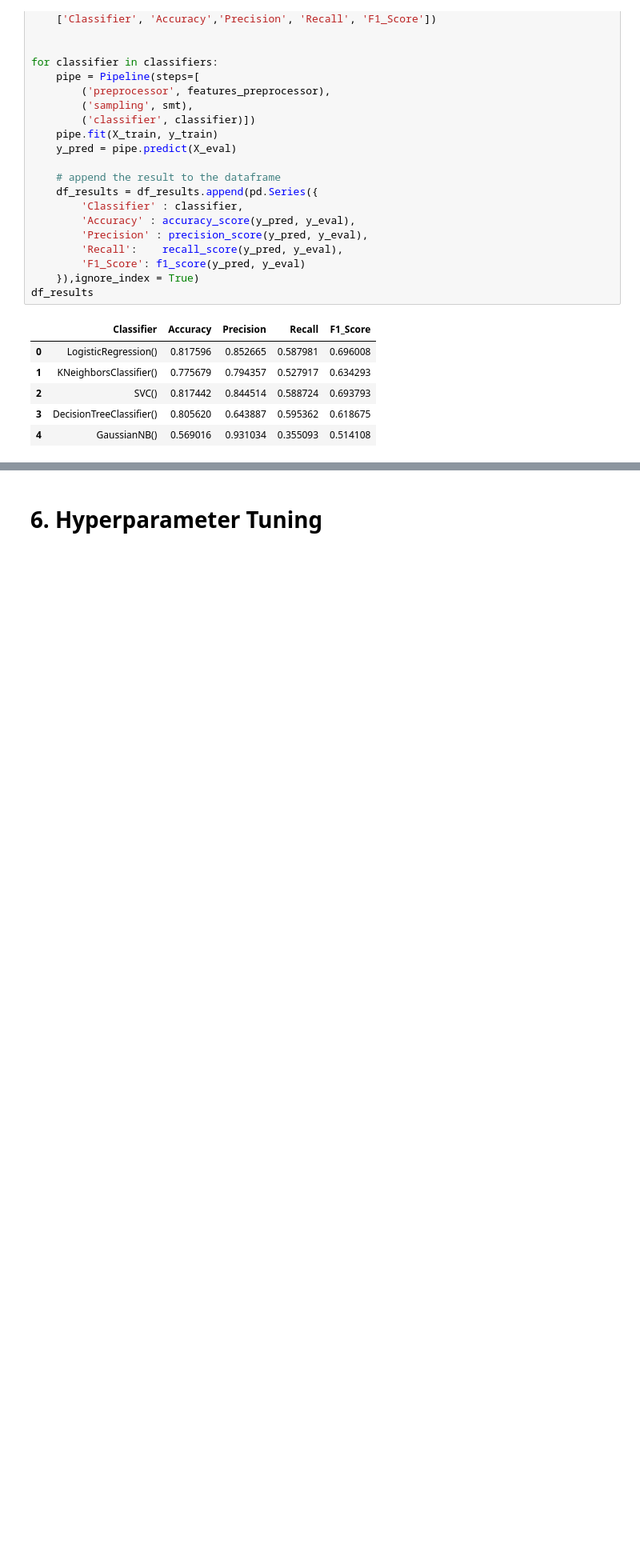
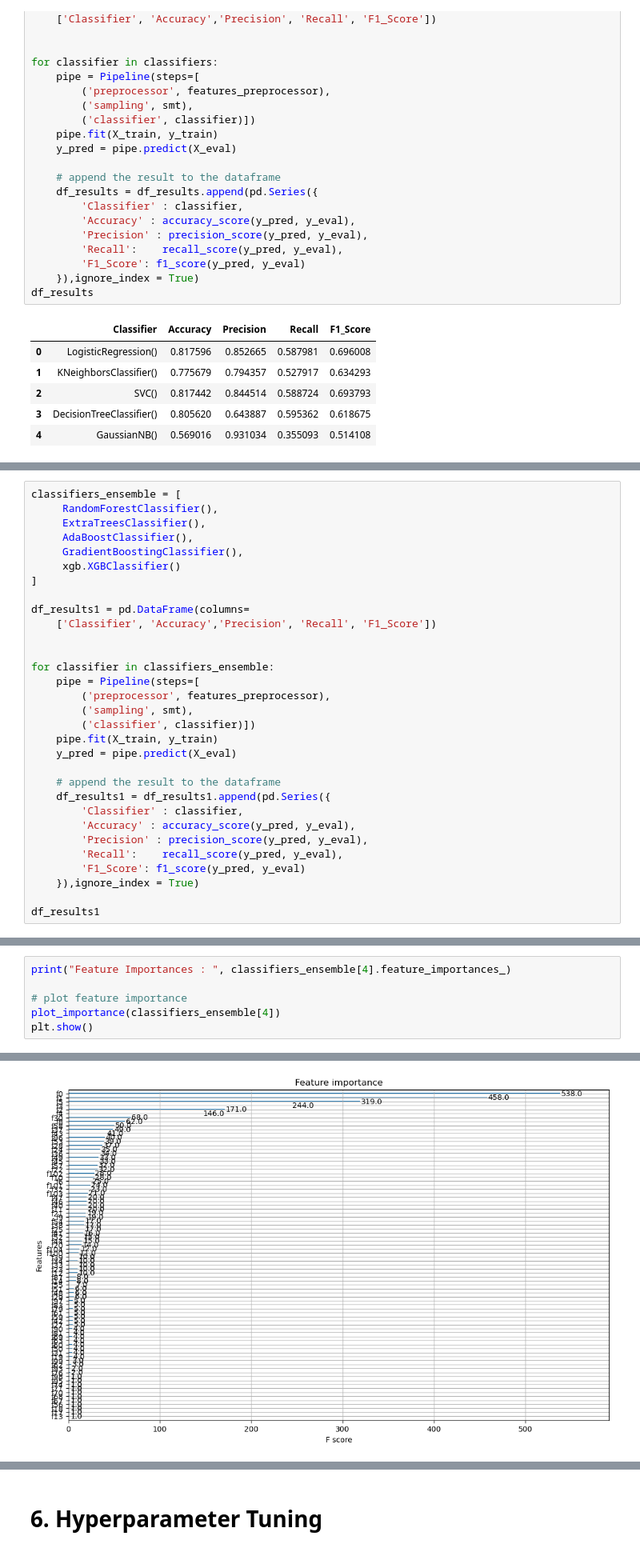
Before and after one commit to rkadey/Income-Prediction, a Jupyter notebook: ML Classification Notebook.ipynb, the cells around one changed output, grey strips where cells are left out. Shown at 80% size. Cells and saved outputs as stored; diff of their text form; blank space fills up the shorter version.

```diff
--- a/ML Classification Notebook.ipynb
+++ b/ML Classification Notebook.ipynb
@@ -412,0 +365,31 @@ x = model_fi['importances_mean']
+# %%
+classifiers_ensemble = [
+     RandomForestClassifier(),
+     ExtraTreesClassifier(),
+     AdaBoostClassifier(),
+     GradientBoostingClassifier(),
+     xgb.XGBClassifier()
+]
+
+df_results1 = pd.DataFrame(columns=
+    ['Classifier', 'Accuracy','Precision', 'Recall', 'F1_Score'])
+
+
+for classifier in classifiers_ensemble:
+    pipe = Pipeline(steps=[
+        ('preprocessor', features_preprocessor),
+        ('sampling', smt),
+        ('classifier', classifier)])
+    pipe.fit(X_train, y_train)
+    y_pred = pipe.predict(X_eval)
+
+    # append the result to the dataframe
+    df_results1 = df_results1.append(pd.Series({
+        'Classifier' : classifier,
+        'Accuracy' : accuracy_score(y_pred, y_eval),
+        'Precision' : precision_score(y_pred, y_eval),
+        'Recall':    recall_score(y_pred, y_eval),
+        'F1_Score': f1_score(y_pred, y_eval)
+    }),ignore_index = True)
+
+df_results1
@@ -412,0 +428,7 @@ x = model_fi['importances_mean']
+# %%
+print("Feature Importances : ", classifiers_ensemble[4].feature_importances_)
+
+# plot feature importance
+plot_importance(classifiers_ensemble[4])
+plt.show()
+# %% [output]
@@ -412,0 +452 @@ x = model_fi['importances_mean']
+[figure, added]
```
Also changed, not shown: parts of 54 cells of this notebook.
